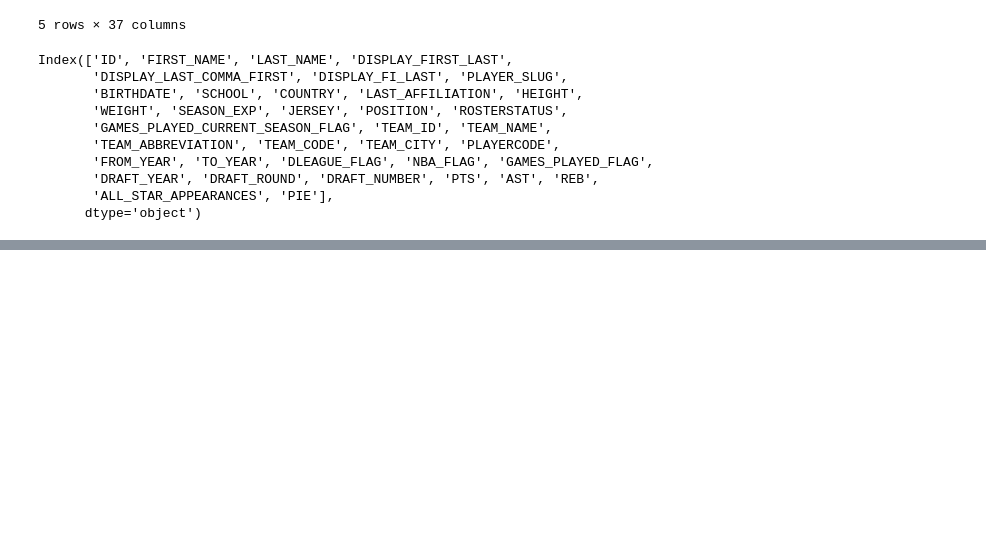
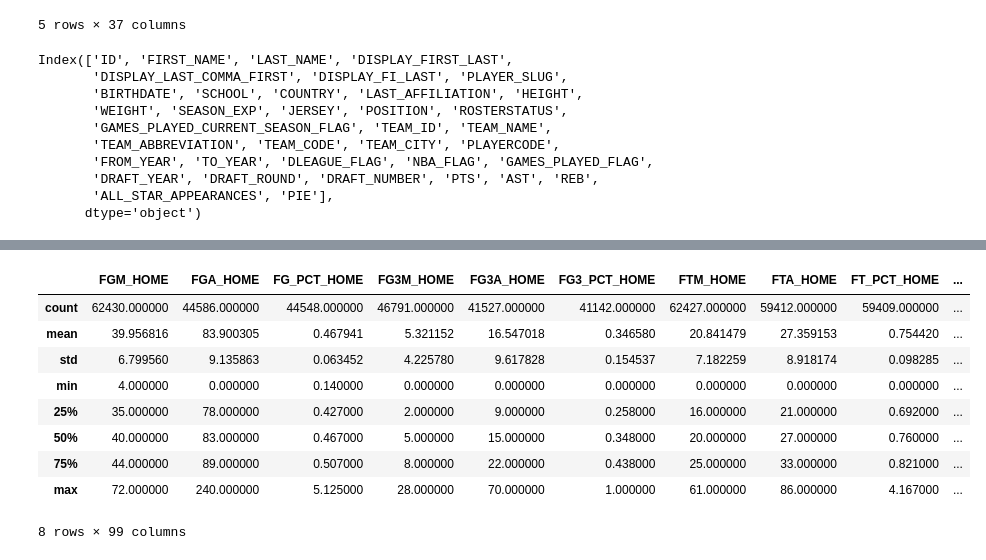
Before and after one commit to data301-2021-winter1/project-group-46-project-1, a Jupyter notebook: notebooks/analysis2.ipynb, the cells around one changed output, grey strips where cells are left out. Saved outputs shown, nothing was run; the diff lists cells and outputs as text; code cells hidden in the pictures; blank space fills up the shorter version.

```diff
--- a/notebooks/analysis2.ipynb
+++ b/notebooks/analysis2.ipynb
@@ -190,0 +185,13 @@ Index(['ID', 'FIRST_NAME', 'LAST_NAME', 'DISPLAY_FIRST_LAST',
+# %%
+game.describe(include = 'float64')
+# %% [output]
+|  | FGM_HOME | FGA_HOME | FG_PCT_HOME | FG3M_HOME | FG3A_HOME | FG3_PCT_HOME | FTM_HOME | FTA_HOME | FT_PCT_HOME | ... |
+| count | 62430.000000 | 44586.000000 | 44548.000000 | 46791.000000 | 41527.000000 | 41142.000000 | 62427.000000 | 59412.000000 | 59409.000000 | ... |
+| mean | 39.956816 | 83.900305 | 0.467941 | 5.321152 | 16.547018 | 0.346580 | 20.841479 | 27.359153 | 0.754420 | ... |
+| std | 6.799560 | 9.135863 | 0.063452 | 4.225780 | 9.617828 | 0.154537 | 7.182259 | 8.918174 | 0.098285 | ... |
+| min | 4.000000 | 0.000000 | 0.140000 | 0.000000 | 0.000000 | 0.000000 | 0.000000 | 0.000000 | 0.000000 | ... |
+| 25% | 35.000000 | 78.000000 | 0.427000 | 2.000000 | 9.000000 | 0.258000 | 16.000000 | 21.000000 | 0.692000 | ... |
+| 50% | 40.000000 | 83.000000 | 0.467000 | 5.000000 | 15.000000 | 0.348000 | 20.000000 | 27.000000 | 0.760000 | ... |
+| 75% | 44.000000 | 89.000000 | 0.507000 | 8.000000 | 22.000000 | 0.438000 | 25.000000 | 33.000000 | 0.821000 | ... |
+| max | 72.000000 | 240.000000 | 5.125000 | 28.000000 | 70.000000 | 1.000000 | 61.000000 | 86.000000 | 4.167000 | ... |
+8 rows × 99 columns
```
Also changed, not shown: parts of 7 cells of this notebook.
